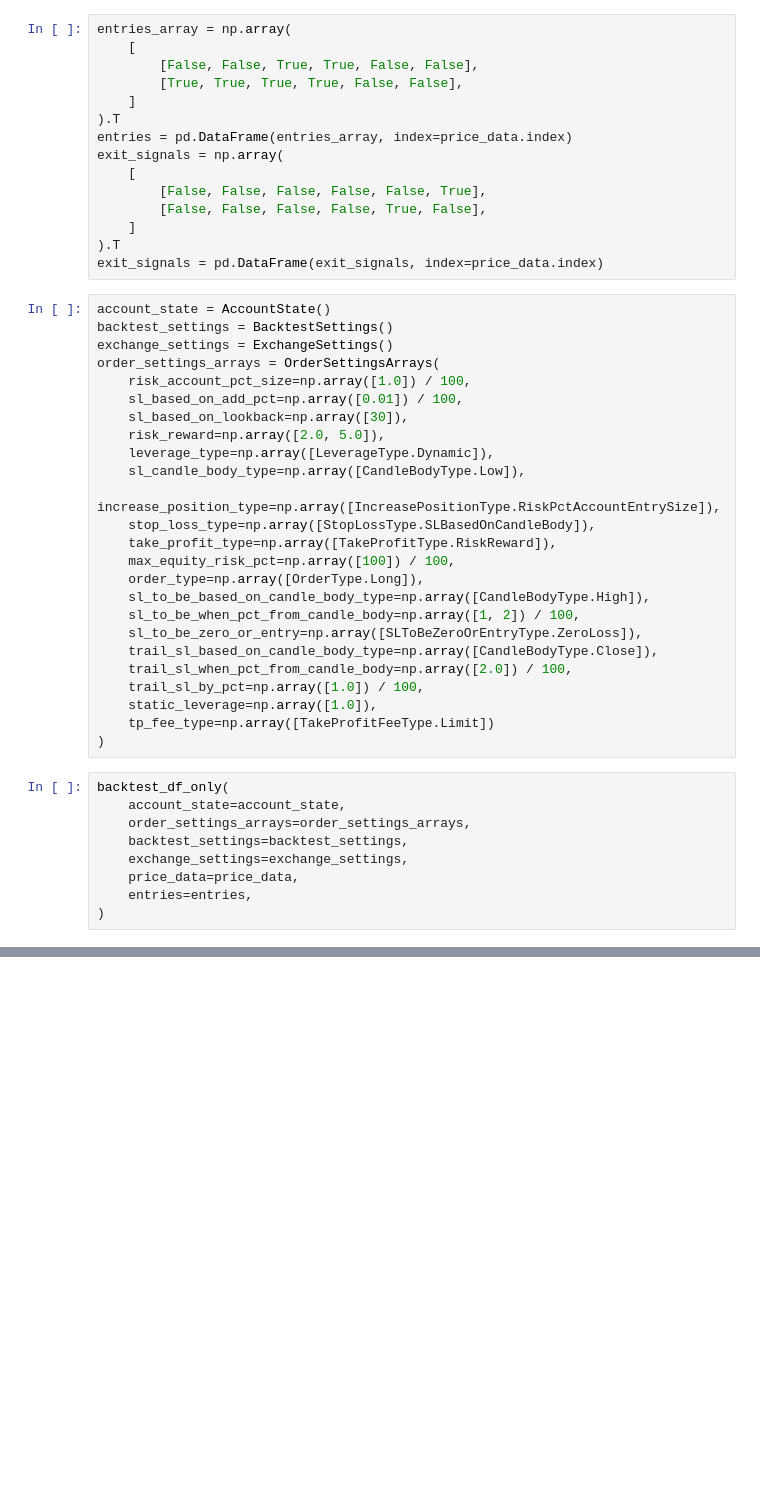
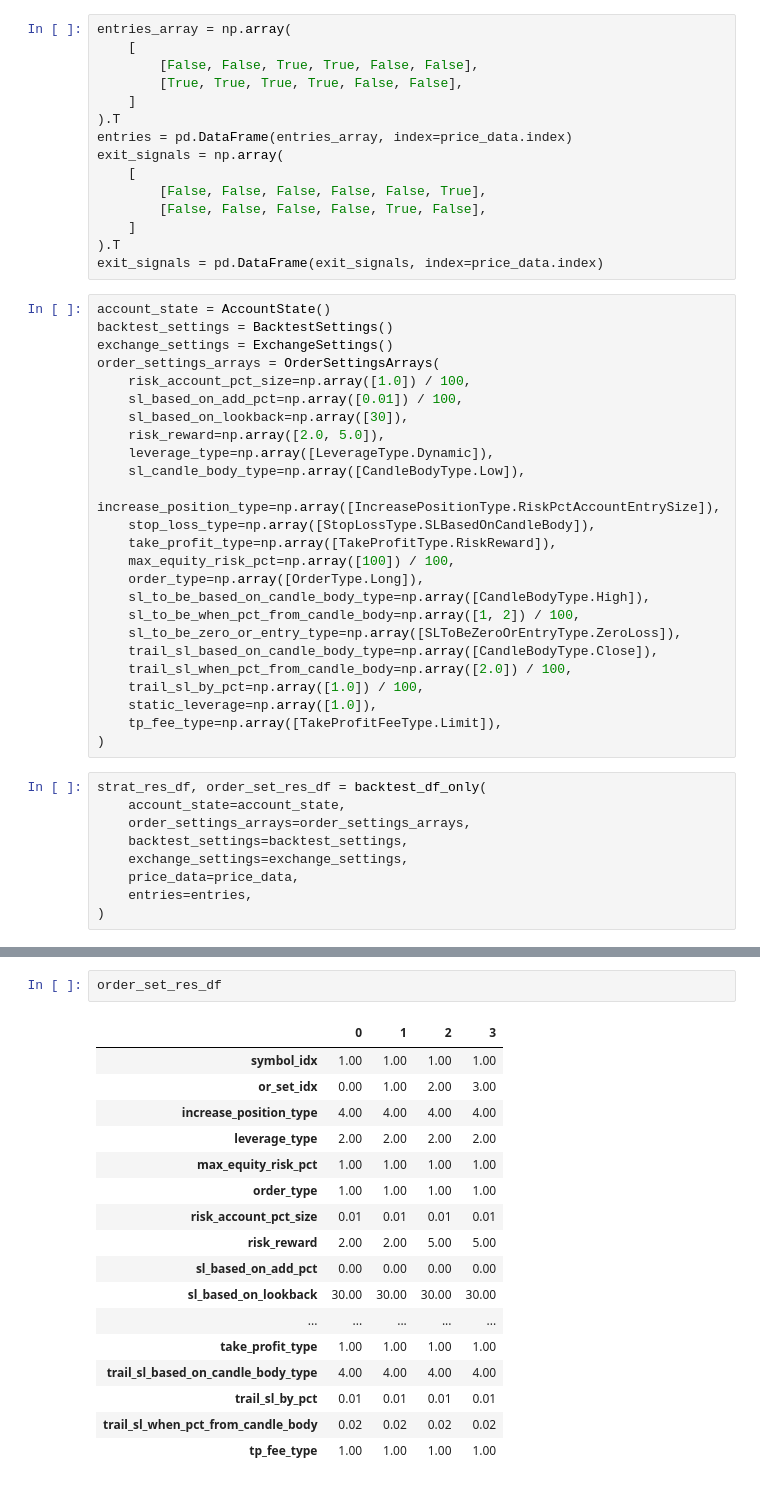
Before and after one commit to quantfreedom/QuantFreedom, a Jupyter notebook: quantfreedom/class_practice/full class test.ipynb, the cells around one changed output, grey strips where cells are left out. Cells and saved outputs as stored; diff of their text form; blank space fills up the shorter version.

```diff
--- a/quantfreedom/class_practice/full class test.ipynb
+++ b/quantfreedom/class_practice/full class test.ipynb
@@ -61,15 +49,15 @@ order_settings_arrays = OrderSettingsArrays(
     order_type=np.array([OrderType.Long]),
     sl_to_be_based_on_candle_body_type=np.array([CandleBodyType.High]),
     sl_to_be_when_pct_from_candle_body=np.array([1, 2]) / 100,
-    sl_to_be_zero_or_entry=np.array([SLToBeZeroOrEntryType.ZeroLoss]),
+    sl_to_be_zero_or_entry_type=np.array([SLToBeZeroOrEntryType.ZeroLoss]),
     trail_sl_based_on_candle_body_type=np.array([CandleBodyType.Close]),
     trail_sl_when_pct_from_candle_body=np.array([2.0]) / 100,
     trail_sl_by_pct=np.array([1.0]) / 100,
     static_leverage=np.array([1.0]),
-    tp_fee_type=np.array([TakeProfitFeeType.Limit])
+    tp_fee_type=np.array([TakeProfitFeeType.Limit]),
 )
 # %%
-backtest_df_only(
+strat_res_df, order_set_res_df = backtest_df_only(
     account_state=account_state,
     order_settings_arrays=order_settings_arrays,
     backtest_settings=backtest_settings,
@@ -97,0 +94,20 @@ Checking Next Bar for entry or exit
+# %%
+order_set_res_df
+# %% [output]
+|  | 0 | 1 | 2 | 3 |
+| symbol_idx | 1.00 | 1.00 | 1.00 | 1.00 |
+| or_set_idx | 0.00 | 1.00 | 2.00 | 3.00 |
+| increase_position_type | 4.00 | 4.00 | 4.00 | 4.00 |
+| leverage_type | 2.00 | 2.00 | 2.00 | 2.00 |
+| max_equity_risk_pct | 1.00 | 1.00 | 1.00 | 1.00 |
+| order_type | 1.00 | 1.00 | 1.00 | 1.00 |
+| risk_account_pct_size | 0.01 | 0.01 | 0.01 | 0.01 |
+| risk_reward | 2.00 | 2.00 | 5.00 | 5.00 |
+| sl_based_on_add_pct | 0.00 | 0.00 | 0.00 | 0.00 |
+| sl_based_on_lookback | 30.00 | 30.00 | 30.00 | 30.00 |
+| ... | ... | ... | ... | ... |
+| take_profit_type | 1.00 | 1.00 | 1.00 | 1.00 |
+| trail_sl_based_on_candle_body_type | 4.00 | 4.00 | 4.00 | 4.00 |
+| trail_sl_by_pct | 0.01 | 0.01 | 0.01 | 0.01 |
+| trail_sl_when_pct_from_candle_body | 0.02 | 0.02 | 0.02 | 0.02 |
+| tp_fee_type | 1.00 | 1.00 | 1.00 | 1.00 |
```
Also changed, not shown: parts of 3 cells of this notebook, 6 other files.
